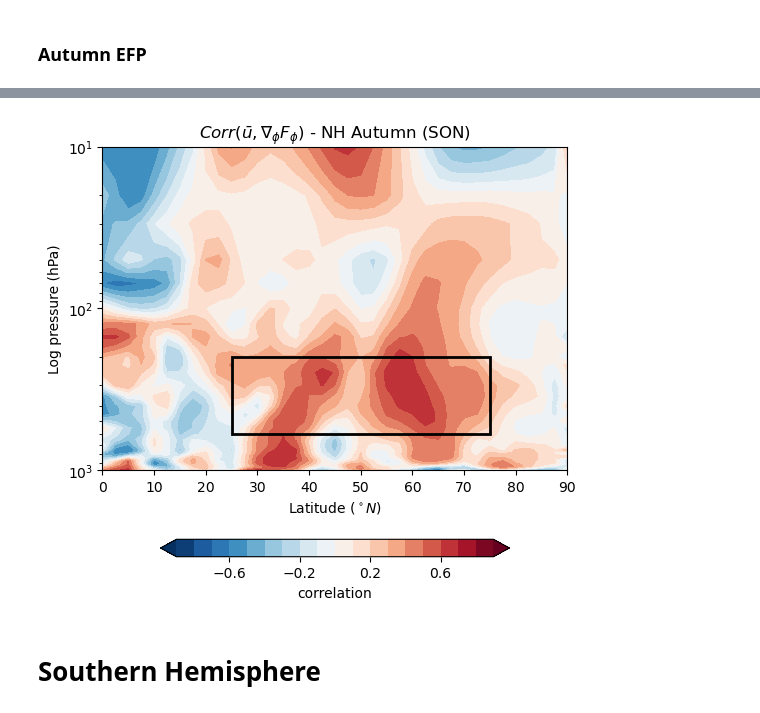
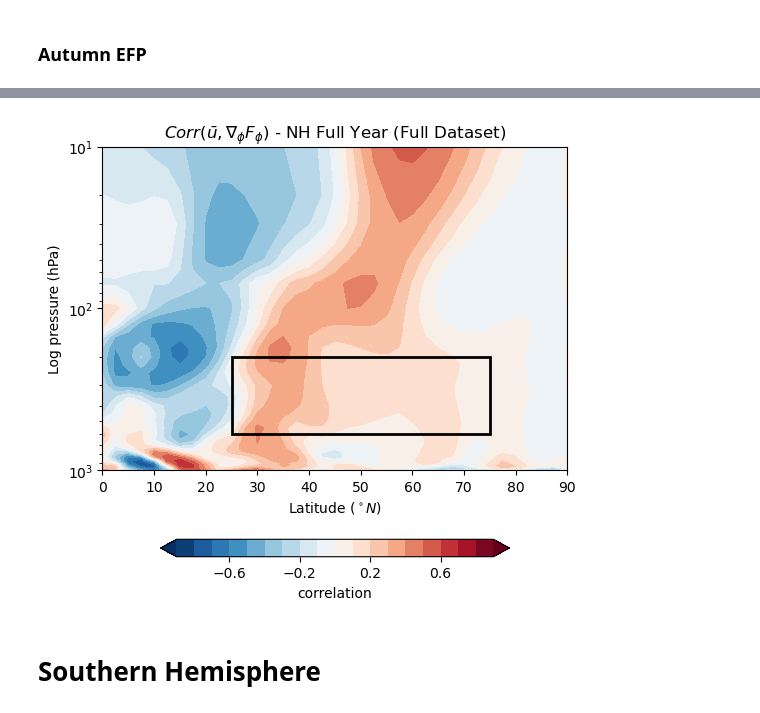
Before and after one commit to Caturrell/eddy_feedback, a Jupyter notebook: research/situations.ipynb, the cells around one changed output, grey strips where cells are left out. Cells and saved outputs as stored; diff of their text form; code cells hidden in the pictures.

```diff
--- a/research/situations.ipynb
+++ b/research/situations.ipynb
@@ -79,7 +107,7 @@ plot.plot_reanalysis_correlation(ds, season='jja', label='NH Summer (JJA)')
 # %%
-plot.plot_reanalysis_correlation(ds, season='son', label='NH Autumn (SON)')
+plot.plot_reanalysis_correlation(ds, label='NH Full Year (Full Dataset)', take_seasonal_mean=False)
 # %% [output]
-[figure, old version]
+[figure, new version]
 # %% [markdown]
 # Southern Hemisphere
 # %% [markdown]
```
Also changed, not shown: parts of 14 cells of this notebook, 11 other files.
